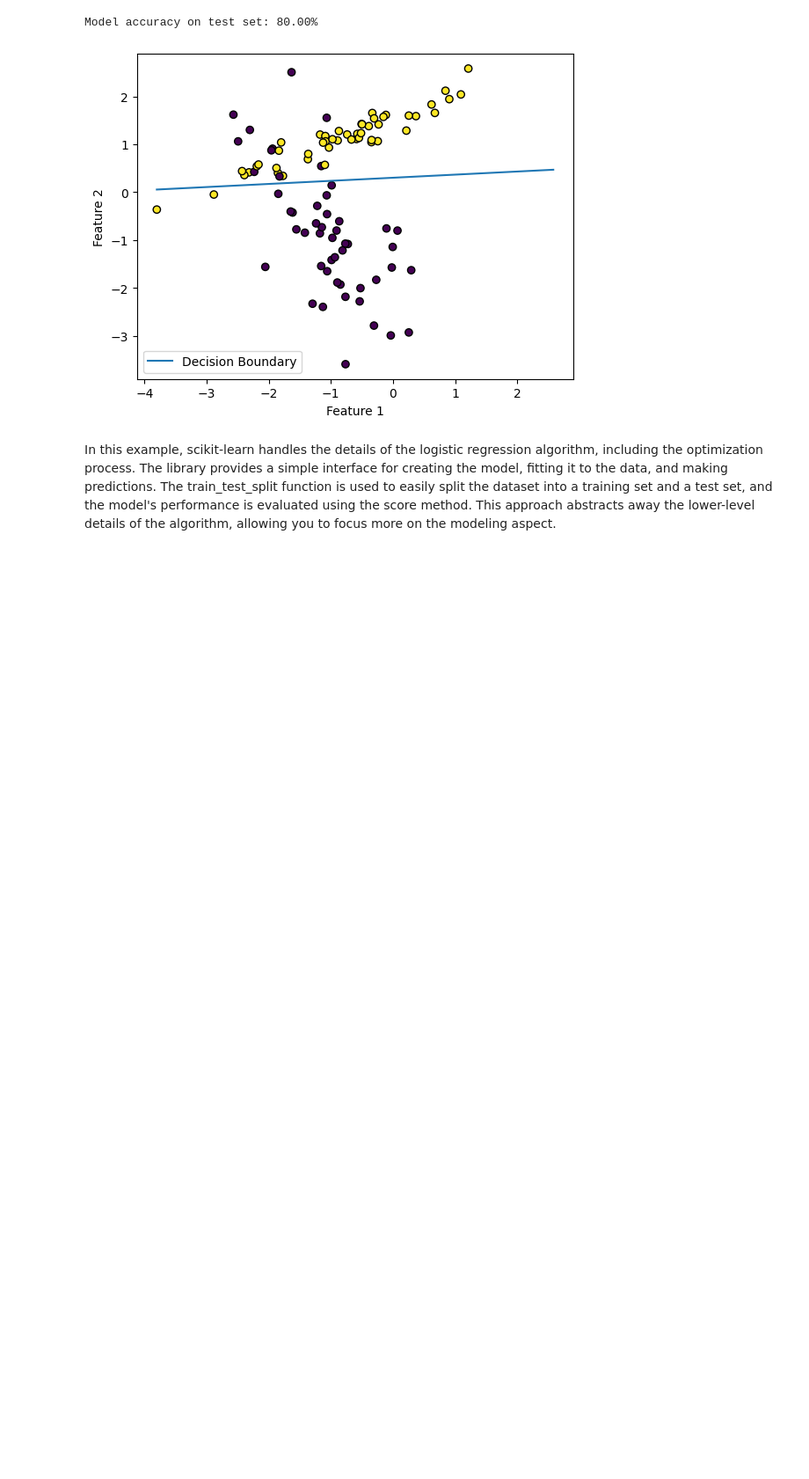
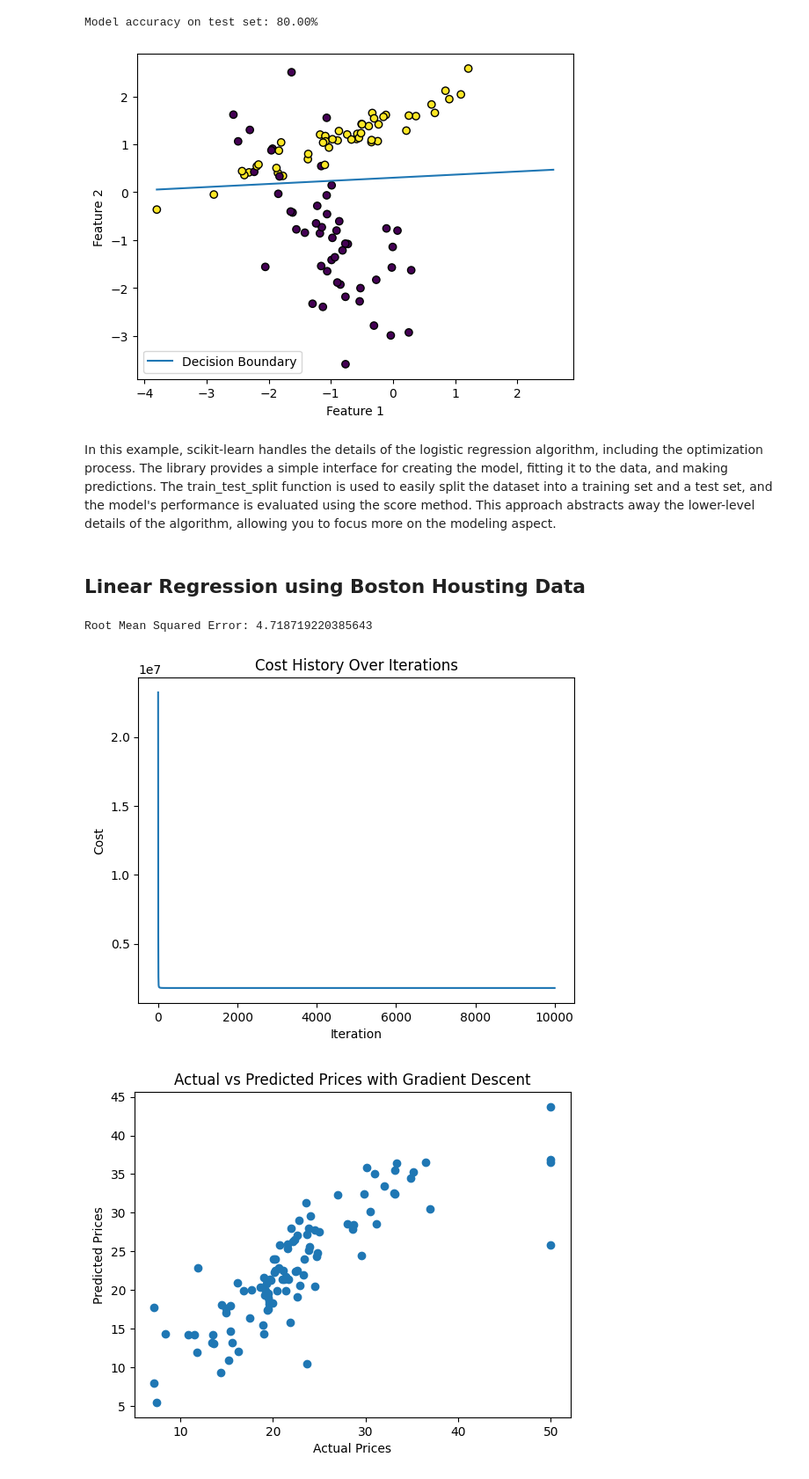
Before and after one commit to jamiebeach/Learning-2024, a Jupyter notebook: Fundamentals/GradientDescent.ipynb, the cells around one changed output. Shown: that part at 88% size. Saved outputs shown, nothing was run; the diff lists cells and outputs as text; code cells hidden in the pictures; blank space fills up the shorter version.

Commit message:
some more gradient descent experimentation

```diff
--- a/Fundamentals/GradientDescent.ipynb
+++ b/Fundamentals/GradientDescent.ipynb
@@ -296,3 +319,77 @@ Model accuracy on test set: 80.00%
 [figure]
 # %% [markdown]
 In this example, scikit-learn handles the details of the logistic regression algorithm, including the optimization process. The library provides a simple interface for creating the model, fitting it to the data, and making predictions. The train_test_split function is used to easily split the dataset into a training set and a test set, and the model's performance is evaluated using the score method. This approach abstracts away the lower-level details of the algorithm, allowing you to focus more on the modeling aspect.
+# %% [markdown]
+## Linear Regression using Boston Housting Data
+# %%
+import numpy as np
+import pandas as pd
+import matplotlib.pyplot as plt
+
+# Load the dataset
+url = "https://archive.ics.uci.edu/ml/machine-learning-databases/housing/housing.data"
+columns = ["CRIM", "ZN", "INDUS", "CHAS", "NOX", "RM", "AGE", "DIS", "RAD", "TAX", "PTRATIO", "B", "LSTAT", "MEDV"]
+data = pd.read_csv(url, sep='\s+', names=columns)
+
+# Feature normalization
+X = data.drop('MEDV', axis=1)
+y = data['MEDV']
+
+# Standardizing the data
+X = (X - X.mean()) / X.std()
+X = np.c_[np.ones(X.shape[0]), X]  # Add a column of ones for the intercept
+
+# Splitting the data into training and testing sets
+np.random.seed(42)  # For reproducible results
+shuffle_indices = np.random.permutation(len(X))
+split_idx = int(len(X) * 0.8)
+X_train, X_test = X[shuffle_indices[:split_idx]], X[shuffle_indices[split_idx:]]
+y_train, y_test = y.values[shuffle_indices[:split_idx]], y.values[shuffle_indices[split_idx:]]
+
+# Cost Function (Mean Squared Error)
+def compute_cost(X, y, theta):
+    m = len(y)
+    predictions = X.dot(theta)
+    cost = (1/2*m) * np.sum(np.square(predictions - y))
+    return cost
+
+# Gradient Descent
+def gradient_descent(X, y, lr=0.1, n_iterations=10000):
+    m = len(y)
+    theta = np.random.randn(X.shape[1])  # Random initialization
+    cost_history = []  # Keeping track of the cost in each iteration
+
+    for _ in range(n_iterations):
+        gradients = 2/m * X.T.dot(X.dot(theta) - y)
+        theta -= lr * gradients
+        cost_history.append(compute_cost(X, y, theta))
+
+    return theta, cost_history
+
+# Train the model
+theta, cost_history = gradient_descent(X_train, y_train)
+
+# Predicting values
+y_pred = X_test.dot(theta)
+
+# Calculating RMSE
+rmse = np.sqrt(np.mean((y_test - y_pred) ** 2))
+print("Root Mean Squared Error:", rmse)
+
+# Plotting cost history
+plt.plot(cost_history)
+plt.xlabel("Iteration")
+plt.ylabel("Cost")
+plt.title("Cost History Over Iterations")
+plt.show()
+
+# Plotting predicted vs actual values
+plt.scatter(y_test, y_pred)
+plt.xlabel("Actual Prices")
+plt.ylabel("Predicted Prices")
+plt.title("Actual vs Predicted Prices with Gradient Descent")
+plt.show()
+# %% [output]
+Root Mean Squared Error: 4.718719220385643
+[figure, added]
+[figure, added]
```
Also changed, not shown: parts of 3 cells of this notebook.
